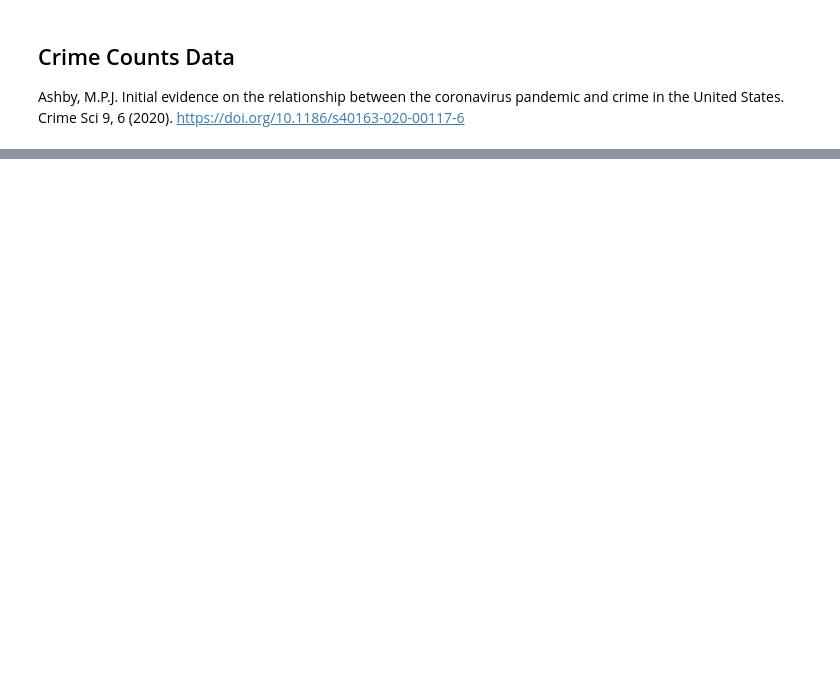
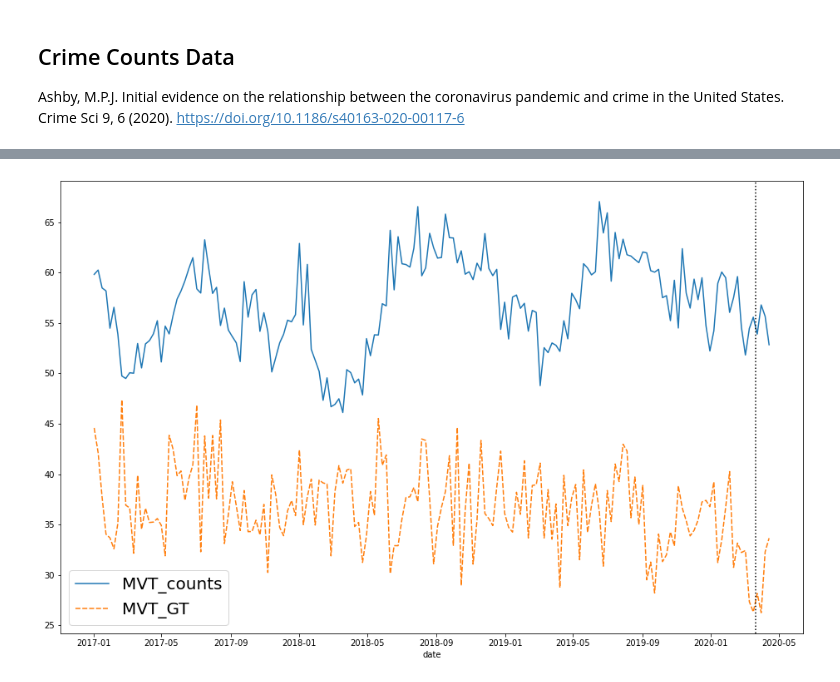
Before and after one commit to Yu-Hsuan-Liu/GT-MVT-Weekly-City, a Jupyter notebook: Combine_files_and_rescale.ipynb, the cells around one changed output, grey strips where cells are left out. Saved outputs shown, nothing was run; the diff lists cells and outputs as text; code cells hidden in the pictures; blank space fills up the shorter version.

```diff
--- a/Combine_files_and_rescale.ipynb
+++ b/Combine_files_and_rescale.ipynb
@@ -186,0 +254,3 @@ df4
+# %%
+#drop all na and ready to merge
+crime_count_df6_normalized = crime_count_df5_normalized.dropna(axis = 1, how = 'all').stack().reset_index()
@@ -186,0 +259,5 @@ df4
+# %%
+#merge with GT
+final_data = crime_count_df6_normalized.merge(df4, on = ['date', 'dma'] ,how = 'left')
+# %%
+final_data.date = pd.to_datetime(final_data.date)
@@ -186,0 +274,2 @@ df4
+# %%
+final_data_index = final_data.set_index(['date', 'dma'])
@@ -186,0 +298,9 @@ df4
+# %%
+fig, ax = plt.subplots(figsize=(16,10))
+gfg = sns.lineplot(final_data[['date', 'MVT_counts', "MVT_GT"]].groupby('date').mean())
+treatment_time = datetime(2020, 3, 20)
+ax.axvline(treatment_time, c="k", ls=":")
+gfg.legend(fontsize = 20)
+plt.show()
+# %% [output]
+[figure, added]
```
Also changed, not shown: parts of 114 cells of this notebook, 5 other files.
